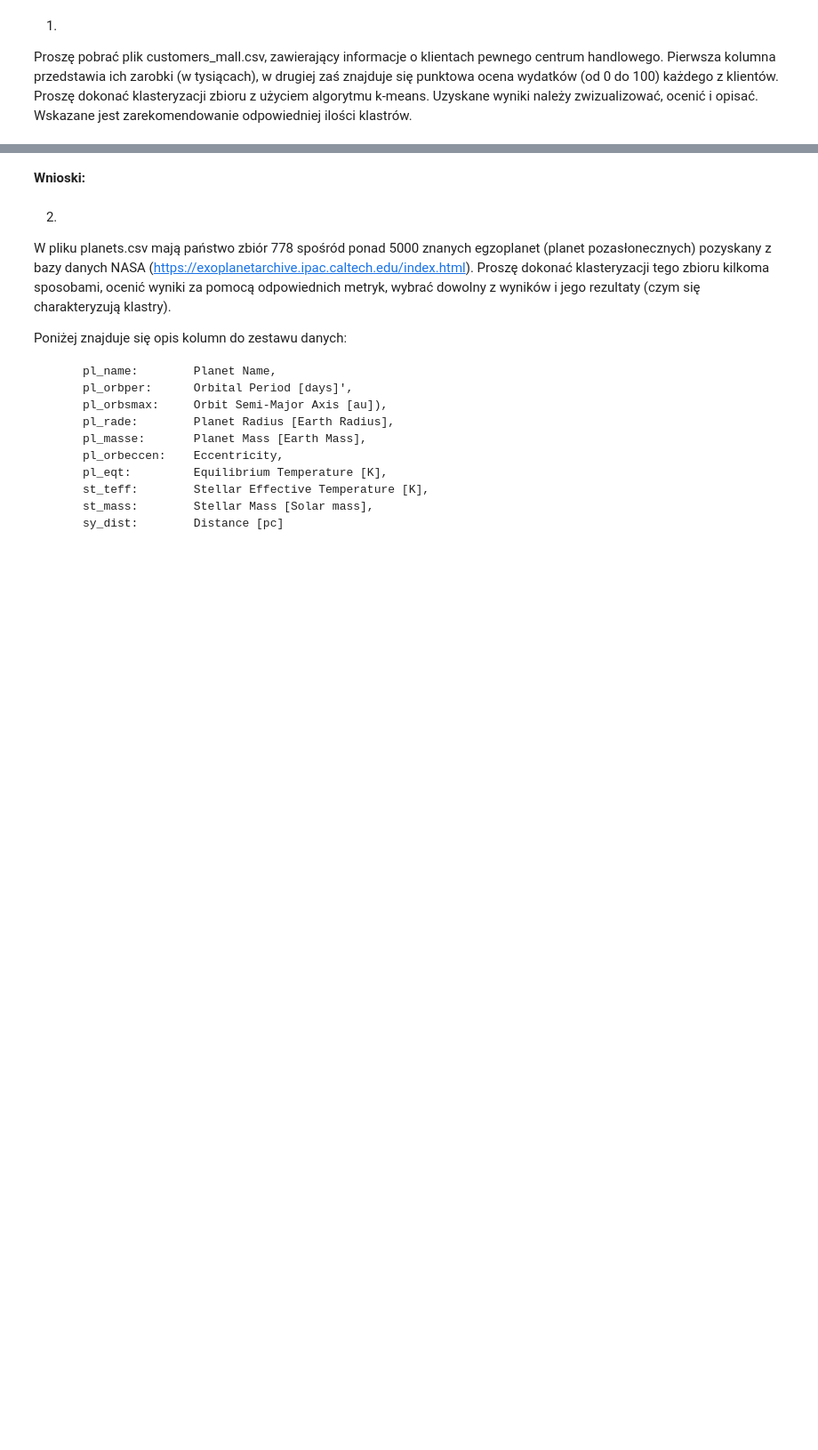
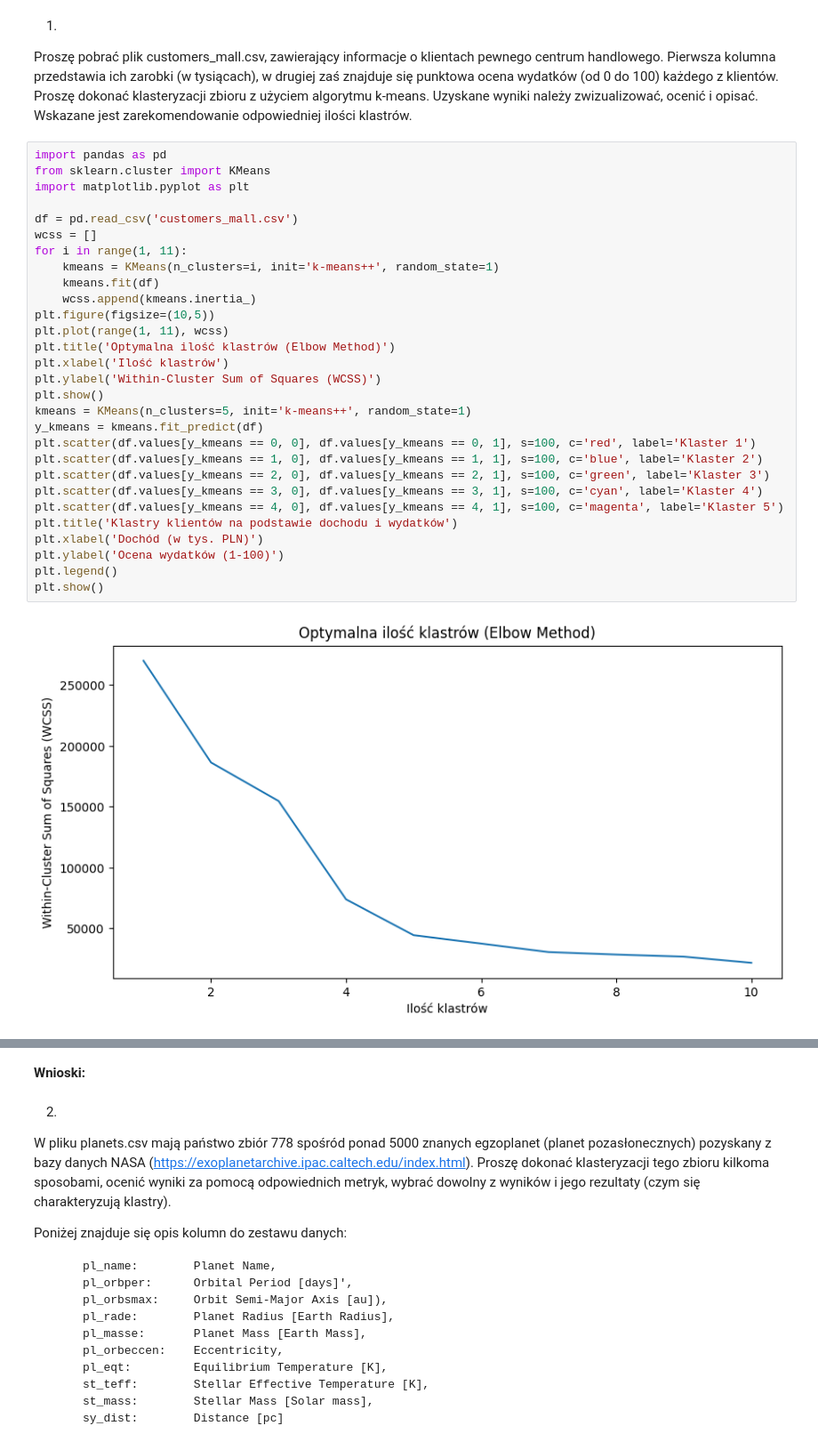
Before and after one commit to AleksanderSieklinski/Computational-Intelligence-Methods, a Jupyter notebook: lab07/lab7.ipynb, the cells around one changed output, grey strips where cells are left out. Shown: that part at 89% size. Cells and saved outputs as stored; diff of their text form; blank space fills up the shorter version.

```diff
--- a/lab07/lab7.ipynb
+++ b/lab07/lab7.ipynb
@@ -2,3 +2,34 @@
 1.
 
 Proszę pobrać plik customers_mall.csv, zawierający informacje o klientach pewnego centrum handlowego. Pierwsza kolumna przedstawia ich zarobki (w tysiącach), w drugiej zaś znajduje się punktowa ocena wydatków (od 0 do 100) każdego z klientów.  Proszę dokonać klasteryzacji zbioru z użyciem algorytmu k-means. Uzyskane wyniki należy zwizualizować, ocenić i opisać. Wskazane jest zarekomendowanie odpowiedniej ilości klastrów.
+# %%
+import pandas as pd
+from sklearn.cluster import KMeans
+import matplotlib.pyplot as plt
+
+df = pd.read_csv('customers_mall.csv')
+wcss = []
+for i in range(1, 11):
+    kmeans = KMeans(n_clusters=i, init='k-means++', random_state=1)
+    kmeans.fit(df)
+    wcss.append(kmeans.inertia_)
+plt.figure(figsize=(10,5))
+plt.plot(range(1, 11), wcss)
+plt.title('Optymalna ilość klastrów (Elbow Method)')
+plt.xlabel('Ilość klastrów')
+plt.ylabel('Within-Cluster Sum of Squares (WCSS)')
+plt.show()
+kmeans = KMeans(n_clusters=5, init='k-means++', random_state=1)
+y_kmeans = kmeans.fit_predict(df)
+plt.scatter(df.values[y_kmeans == 0, 0], df.values[y_kmeans == 0, 1], s=100, c='red', label='Klaster 1')
+plt.scatter(df.values[y_kmeans == 1, 0], df.values[y_kmeans == 1, 1], s=100, c='blue', label='Klaster 2')
+plt.scatter(df.values[y_kmeans == 2, 0], df.values[y_kmeans == 2, 1], s=100, c='green', label='Klaster 3')
+plt.scatter(df.values[y_kmeans == 3, 0], df.values[y_kmeans == 3, 1], s=100, c='cyan', label='Klaster 4')
+plt.scatter(df.values[y_kmeans == 4, 0], df.values[y_kmeans == 4, 1], s=100, c='magenta', label='Klaster 5')
+plt.title('Klastry klientów na podstawie dochodu i wydatków')
+plt.xlabel('Dochód (w tys. PLN)')
+plt.ylabel('Ocena wydatków (1-100)')
+plt.legend()
+plt.show()
+# %% [output]
+[figure, added]
```
Also changed, not shown: parts of 4 cells of this notebook, 3 other files.
